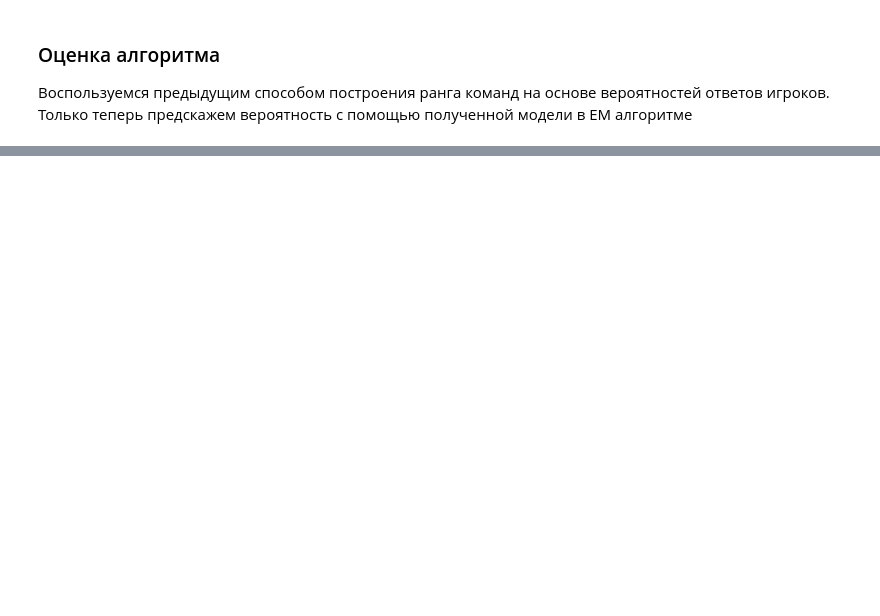
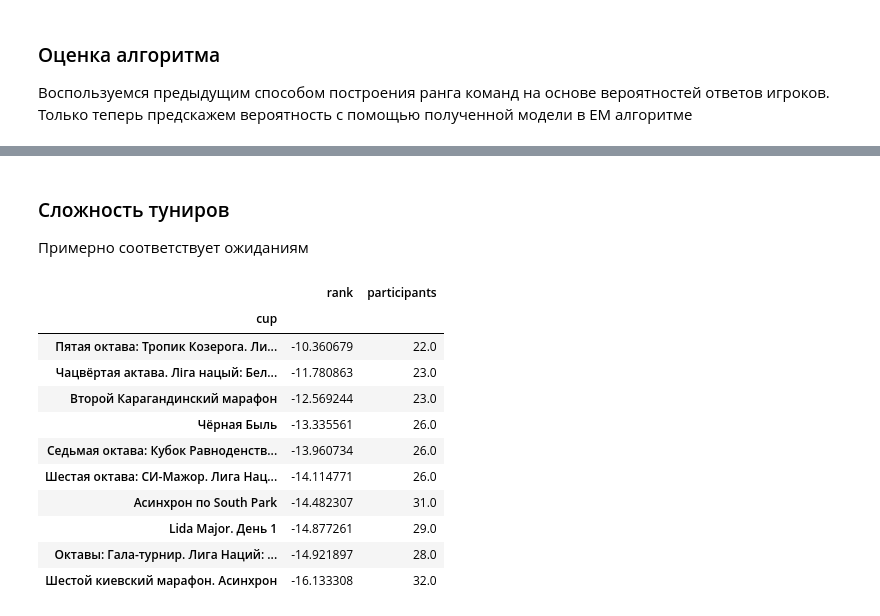
Before and after one commit to Wunder9l/made-advanced-ml, a Jupyter notebook: hw/2nd/what_where_when.ipynb, the cells around one changed output, grey strips where cells are left out. Cells and saved outputs as stored; diff of their text form; code cells hidden in the pictures; blank space fills up the shorter version.

```diff
--- a/hw/2nd/what_where_when.ipynb
+++ b/hw/2nd/what_where_when.ipynb
@@ -488,0 +575,18 @@ Wall time: 226 ms
+# %% [markdown]
+### Сложность туниров
+Примерно соответствует ожиданиям
+# %%
+cups_difficulty[cups_difficulty.participants > 20][:10]
+# %% [output]
+|  | rank | participants |
+| cup |  |  |
+| Пятая октава: Тропик Козерога. Ли... | -10.360679 | 22.0 |
+| Чацвёртая актава. Ліга нацый: Бел... | -11.780863 | 23.0 |
+| Второй Карагандинский марафон | -12.569244 | 23.0 |
+| Чёрная Быль | -13.335561 | 26.0 |
+| Седьмая октава: Кубок Равноденств... | -13.960734 | 26.0 |
+| Шестая октава: СИ-Мажор. Лига Нац... | -14.114771 | 26.0 |
+| Асинхрон по South Park | -14.482307 | 31.0 |
+| Lida Major. День 1 | -14.877261 | 29.0 |
+| Октавы: Гала-турнир. Лига Наций: ... | -14.921897 | 28.0 |
+| Шестой киевский марафон. Асинхрон | -16.133308 | 32.0 |
```
Also changed, not shown: parts of 25 cells of this notebook, 1 other file.
